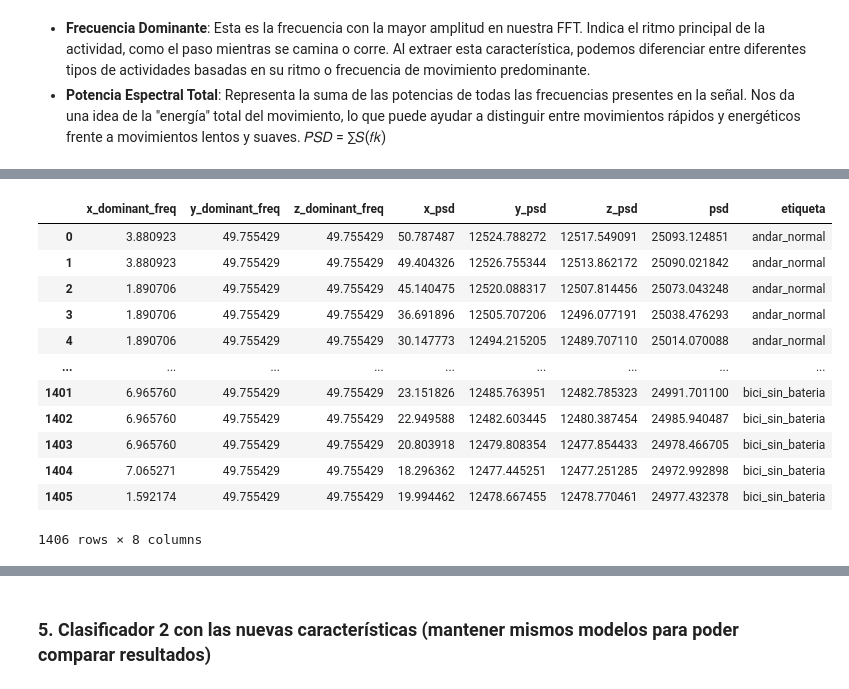
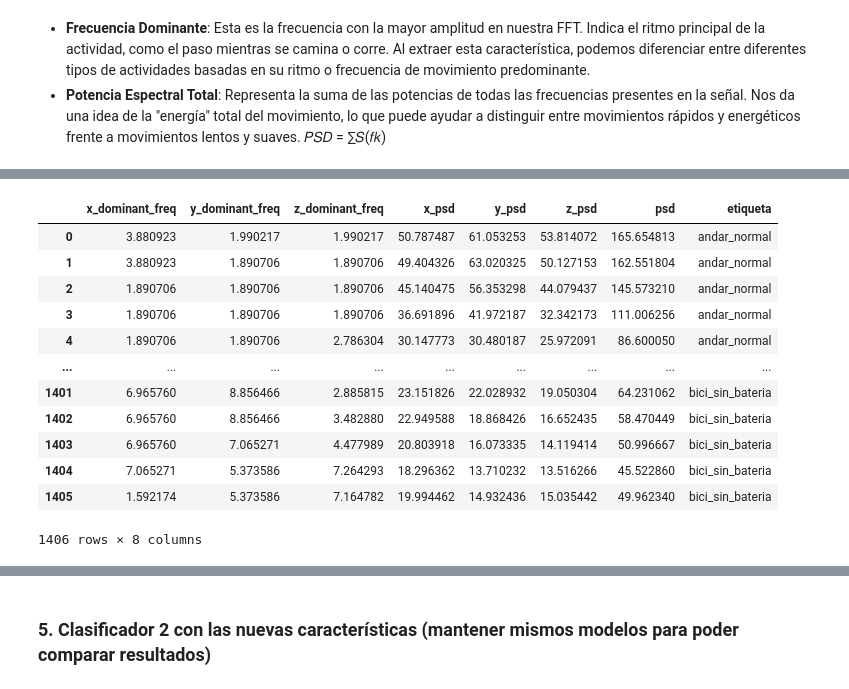
Before and after one commit to unaimleal/industria_acelerometro, a Jupyter notebook: practica1_movimientos.ipynb, the cells around one changed output, grey strips where cells are left out. Cells and saved outputs as stored; diff of their text form; code cells hidden in the pictures.

```diff
--- a/practica1_movimientos.ipynb
+++ b/practica1_movimientos.ipynb
@@ -270,8 +316,8 @@ def freq_features(raw_df, window_size=1000, step_size=500):
         window_data_Z = raw_df.iloc[i:i+window_size, 3] # Eje Z
 
         rfreqs, fft_mag_X = myFFT(Fs, window_data_X)
-        fft_mag_Y = myFFT(Fs, window_data_Y)
-        fft_mag_Z = myFFT(Fs, window_data_Z)
+        _, fft_mag_Y = myFFT(Fs, window_data_Y)
+        _, fft_mag_Z = myFFT(Fs, window_data_Z)
         data.append({
             # Frecuencia dominante --> en el número del eje x del histograma donde haya más valores
             'x_dominant_freq': rfreqs[np.argmax(fft_mag_X)], 'y_dominant_freq': rfreqs[np.argmax(fft_mag_Y)], 'z_dominant_freq': rfreqs[np.argmax(fft_mag_Z)],
@@ -281,44 +327,44 @@ def freq_features(raw_df, window_size=1000, step_size=500):
             'psd': np.sum(fft_mag_X) + np.sum(fft_mag_Y) + np.sum(fft_mag_Z),
             # Kurtosis espectral: kurtosis de las amplitudes de la señal
             #'kurtosis': pd.Series(fft_mag_X).kurtosis() + pd.Series(fft_mag_Y).kurtosis() + pd.Series(fft_mag_Z).kurtosis(),
             # Skewness espectral: skewness de las amplitudes de la señal
             #'skewness': pd.Series(fft_mag_X).skew() + pd.Series(fft_mag_Y).skew() + pd.Series(fft_mag_Z).skew()
         })
 
     freq_features = pd.DataFrame(data)
     return freq_features, rfreqs, fft_mag_X
 
 all_features = []
 rfreqs_all = []
 fft_mag_X_all = []
 etiquetas = []
 window_size = 1000  # Puede necesitar ajustes
 step_size = 200  # Puede necesitar ajustes
 
 for df in [df_andar_normal, df_andar_trote, df_andar_correr, df_subir_despacio1, df_subir_despacio2, df_subir_despacio3, df_subir_rapido1, df_subir_rapido2, df_subir_rapido3, df_subir_rapido4, df_subir_rapido5, df_subir_rapido6, df_bici_con, df_bici_sin]:
     df_features, rfreqs, fft_mag_X = freq_features(df, window_size, step_size)
     all_features.append(df_features)
     rfreqs_all.append(rfreqs)
     fft_mag_X_all.append(fft_mag_X)
     etiquetas.append([df['etiqueta'].iloc[0] for _ in range(len(df_features))])
 
 df_freq_features = pd.concat(all_features, ignore_index=True)
 etiquetas = [item for sublist in etiquetas for item in sublist]
 df_freq_features['etiqueta'] = etiquetas
 df_freq_features
 # %% [output]
 |  | x_dominant_freq | y_dominant_freq | z_dominant_freq | x_psd | y_psd | z_psd | psd | etiqueta |
-| 0 | 3.880923 | 49.755429 | 49.755429 | 50.787487 | 12524.788272 | 12517.549091 | 25093.124851 | andar_normal |
-| 1 | 3.880923 | 49.755429 | 49.755429 | 49.404326 | 12526.755344 | 12513.862172 | 25090.021842 | andar_normal |
-| 2 | 1.890706 | 49.755429 | 49.755429 | 45.140475 | 12520.088317 | 12507.814456 | 25073.043248 | andar_normal |
-| 3 | 1.890706 | 49.755429 | 49.755429 | 36.691896 | 12505.707206 | 12496.077191 | 25038.476293 | andar_normal |
-| 4 | 1.890706 | 49.755429 | 49.755429 | 30.147773 | 12494.215205 | 12489.707110 | 25014.070088 | andar_normal |
+| 0 | 3.880923 | 1.990217 | 1.990217 | 50.787487 | 61.053253 | 53.814072 | 165.654813 | andar_normal |
+| 1 | 3.880923 | 1.890706 | 1.890706 | 49.404326 | 63.020325 | 50.127153 | 162.551804 | andar_normal |
+| 2 | 1.890706 | 1.890706 | 1.890706 | 45.140475 | 56.353298 | 44.079437 | 145.573210 | andar_normal |
+| 3 | 1.890706 | 1.890706 | 1.890706 | 36.691896 | 41.972187 | 32.342173 | 111.006256 | andar_normal |
+| 4 | 1.890706 | 1.890706 | 2.786304 | 30.147773 | 30.480187 | 25.972091 | 86.600050 | andar_normal |
 | ... | ... | ... | ... | ... | ... | ... | ... | ... |
-| 1401 | 6.965760 | 49.755429 | 49.755429 | 23.151826 | 12485.763951 | 12482.785323 | 24991.701100 | bici_sin_bateria |
-| 1402 | 6.965760 | 49.755429 | 49.755429 | 22.949588 | 12482.603445 | 12480.387454 | 24985.940487 | bici_sin_bateria |
-| 1403 | 6.965760 | 49.755429 | 49.755429 | 20.803918 | 12479.808354 | 12477.854433 | 24978.466705 | bici_sin_bateria |
-| 1404 | 7.065271 | 49.755429 | 49.755429 | 18.296362 | 12477.445251 | 12477.251285 | 24972.992898 | bici_sin_bateria |
-| 1405 | 1.592174 | 49.755429 | 49.755429 | 19.994462 | 12478.667455 | 12478.770461 | 24977.432378 | bici_sin_bateria |
+| 1401 | 6.965760 | 8.856466 | 2.885815 | 23.151826 | 22.028932 | 19.050304 | 64.231062 | bici_sin_bateria |
+| 1402 | 6.965760 | 8.856466 | 3.482880 | 22.949588 | 18.868426 | 16.652435 | 58.470449 | bici_sin_bateria |
+| 1403 | 6.965760 | 7.065271 | 4.477989 | 20.803918 | 16.073335 | 14.119414 | 50.996667 | bici_sin_bateria |
+| 1404 | 7.065271 | 5.373586 | 7.264293 | 18.296362 | 13.710232 | 13.516266 | 45.522860 | bici_sin_bateria |
+| 1405 | 1.592174 | 5.373586 | 7.164782 | 19.994462 | 14.932436 | 15.035442 | 49.962340 | bici_sin_bateria |
 1406 rows × 8 columns
 # %%
 # Plot
```
Also changed, not shown: parts of 11 cells of this notebook, 5 other files.
